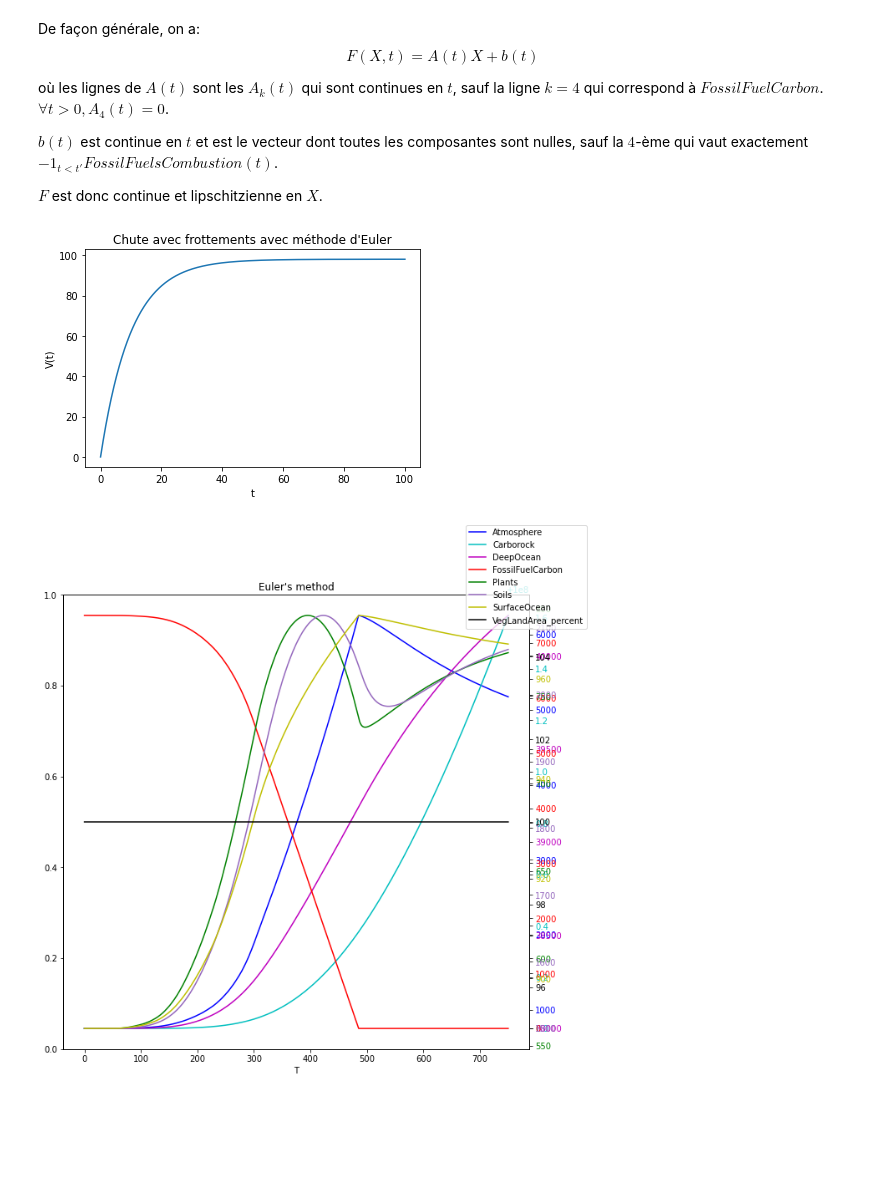
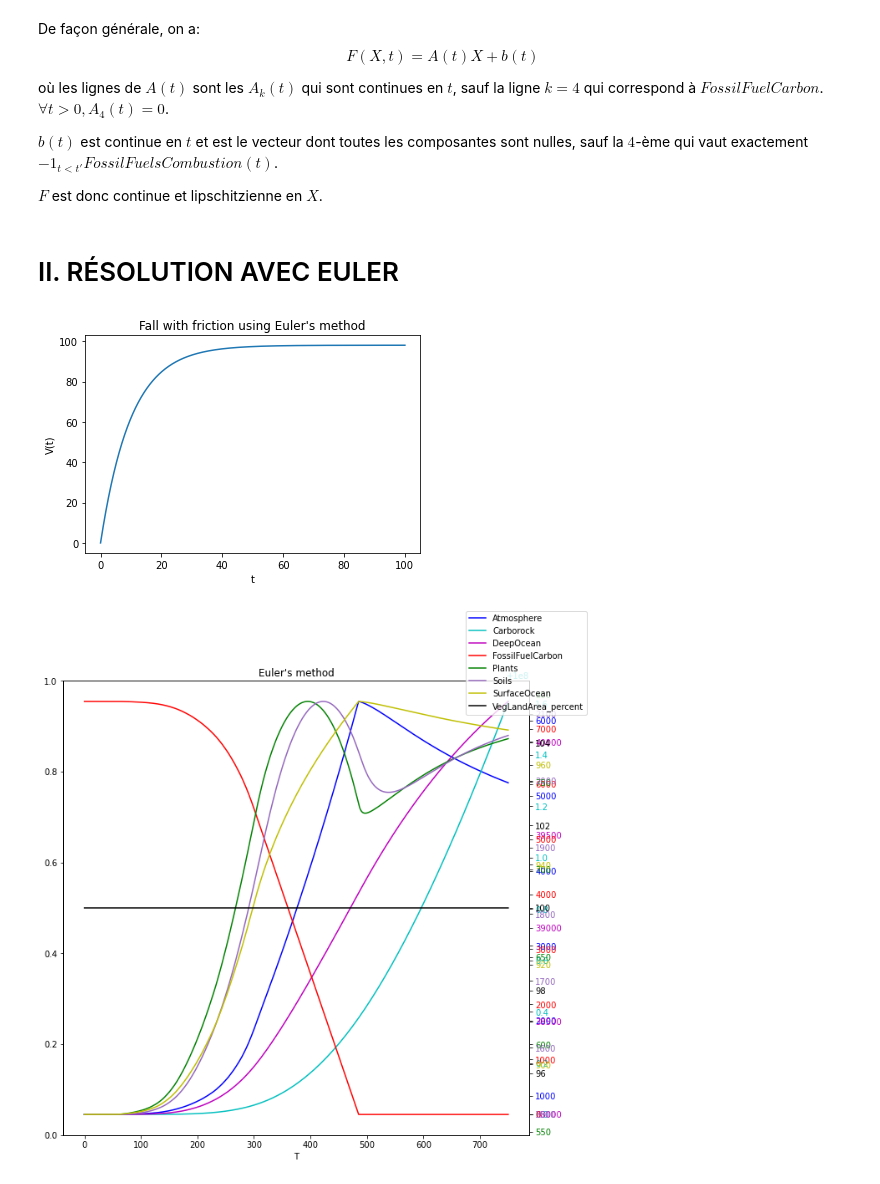
Before and after one commit to totolance/MACS205, a Jupyter notebook: MACS205-CARBONE.ipynb, the cells around one changed output. Saved outputs shown, nothing was run; the diff lists cells and outputs as text; code cells hidden in the pictures; blank space fills up the shorter version.

```diff
--- a/MACS205-CARBONE.ipynb
+++ b/MACS205-CARBONE.ipynb
@@ -209,6 +207,8 @@ où les lignes de $A(t)$ sont les $A_k(t)$ qui sont continues en $t$, sauf la li
 $b(t)$ est continue en $t$ et est le vecteur dont toutes les composantes sont nulles, sauf la $4$-ème qui vaut exactement $-1_{t< t'}FossilFuelsCombustion(t)$.
 
 $F$ est donc continue et lipschitzienne en $X$.
+# %% [markdown]
+# II. RÉSOLUTION AVEC EULER
 # %%
 def euler(F, t0,tf,y0, n):
     # y’=F(y,t)
@@ -259,14 +259,14 @@ def vraie_solution_jouet(t):
 # %%
 F_toy, t0_toy, tf_toy, v0_toy, n_toy = exemple_test()
 T_toy, V_toy = euler(F_toy, t0_toy, tf_toy, v0_toy, n_toy)
 
 plt.plot(T_toy, V_toy)
-plt.title("Chute avec frottements avec méthode d'Euler")
+plt.title("Fall with friction using Euler's method")
 plt.xlabel('t')
 plt.ylabel('V(t)')
 plt.show()
 # %% [output]
-[figure, old version]
+[figure, new version]
 # %%
 labels = ['Atmosphere', 'Carborock', 'DeepOcean', 'FossilFuelCarbon', 'Plants', 'Soils', 'SurfaceOcean', 'VegLandArea_percent']
 colors = ['b', 'c', 'm', 'r', 'g', 'tab:purple', 'y', 'k']
```
Also changed, not shown: parts of 9 cells of this notebook.
